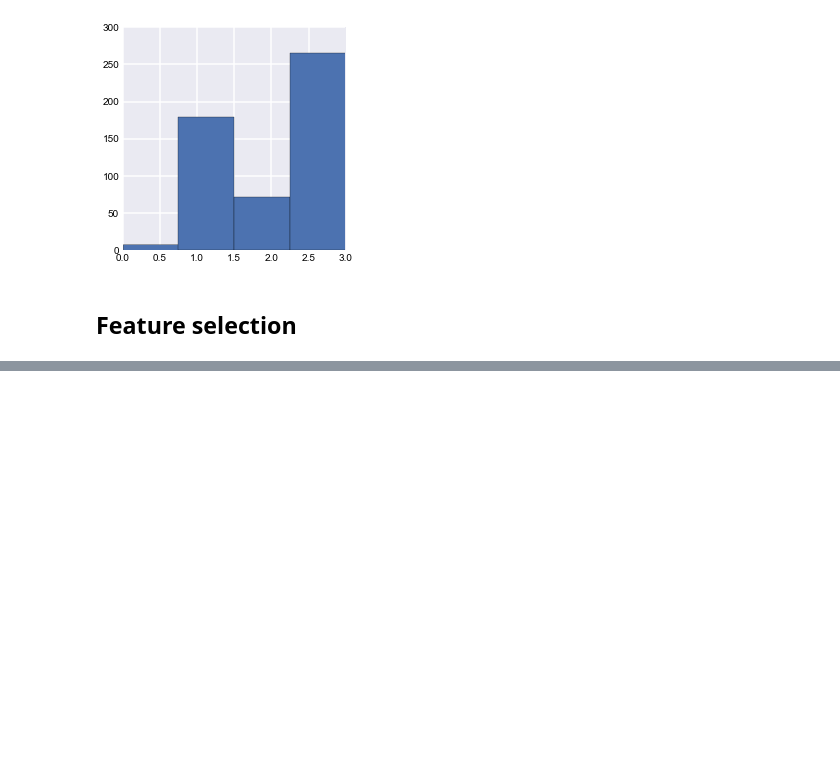
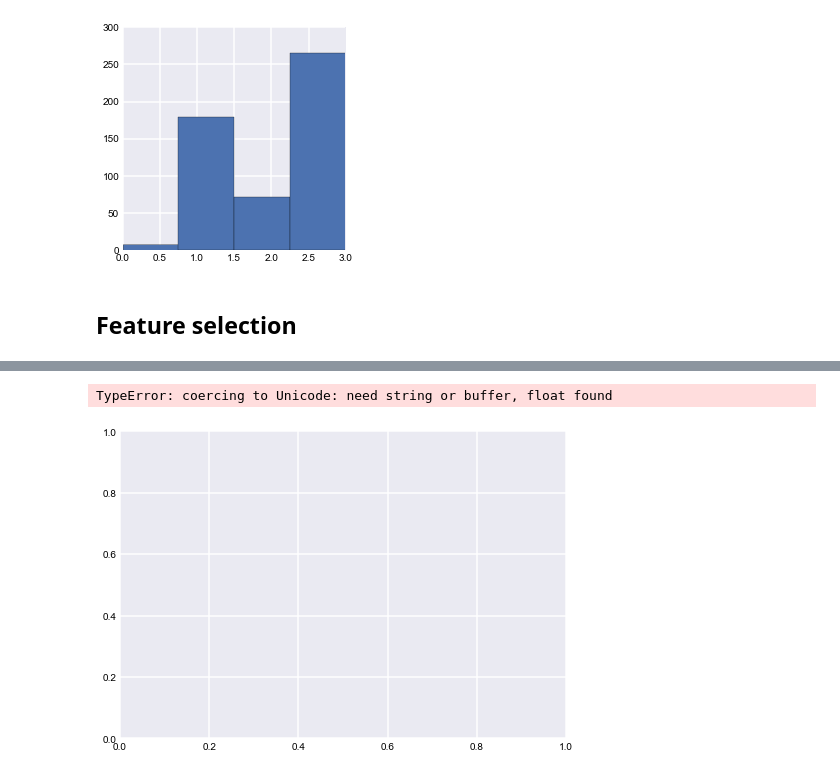
Before and after one commit to metacommunities/metacommunities, a Jupyter notebook: adrian/Github_classify_org.ipynb, the cells around one changed output, grey strips where cells are left out. Saved outputs shown, nothing was run; the diff lists cells and outputs as text; code cells hidden in the pictures; blank space fills up the shorter version.

```diff
--- a/adrian/Github_classify_org.ipynb
+++ b/adrian/Github_classify_org.ipynb
@@ -114,0 +146,4 @@ org_full_training_df.type.hist(figsize=(4,4), bins=4)
+# %%
+import pandas.tools.rplot as rplot
+orgs = org_full_training_df.dropna()
+orgs.repository_languages
@@ -114,0 +168,9 @@ org_full_training_df.type.hist(figsize=(4,4), bins=4)
+# %%
+pl =  plt.figure()
+plot = rplot.RPlot(orgs, x='PushEvents', y='Pushers')
+# plot.add(rplot.TrellisGrid(['type', 'repository_languages']))
+plot.add(rplot.GeomHistogram())
+plot.render(plt.gcf())
+# %% [output]
+TypeError: coercing to Unicode: need string or buffer, float found
+[figure, added]
```
Also changed, not shown: parts of 4 cells of this notebook.
